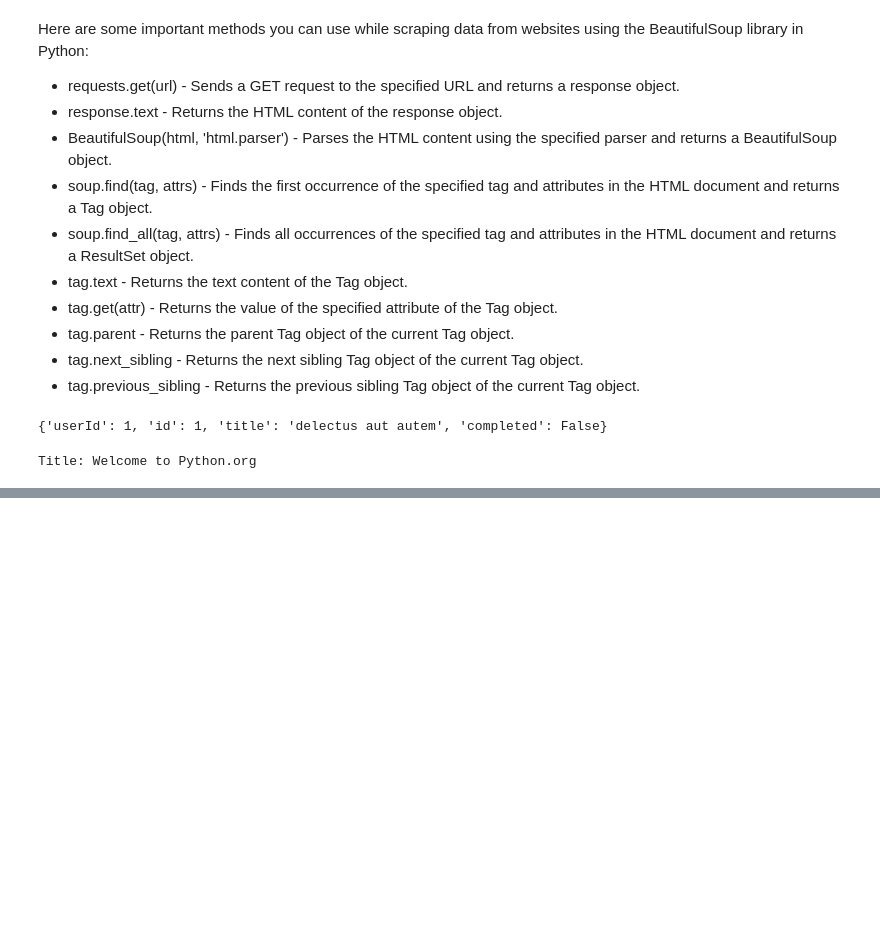
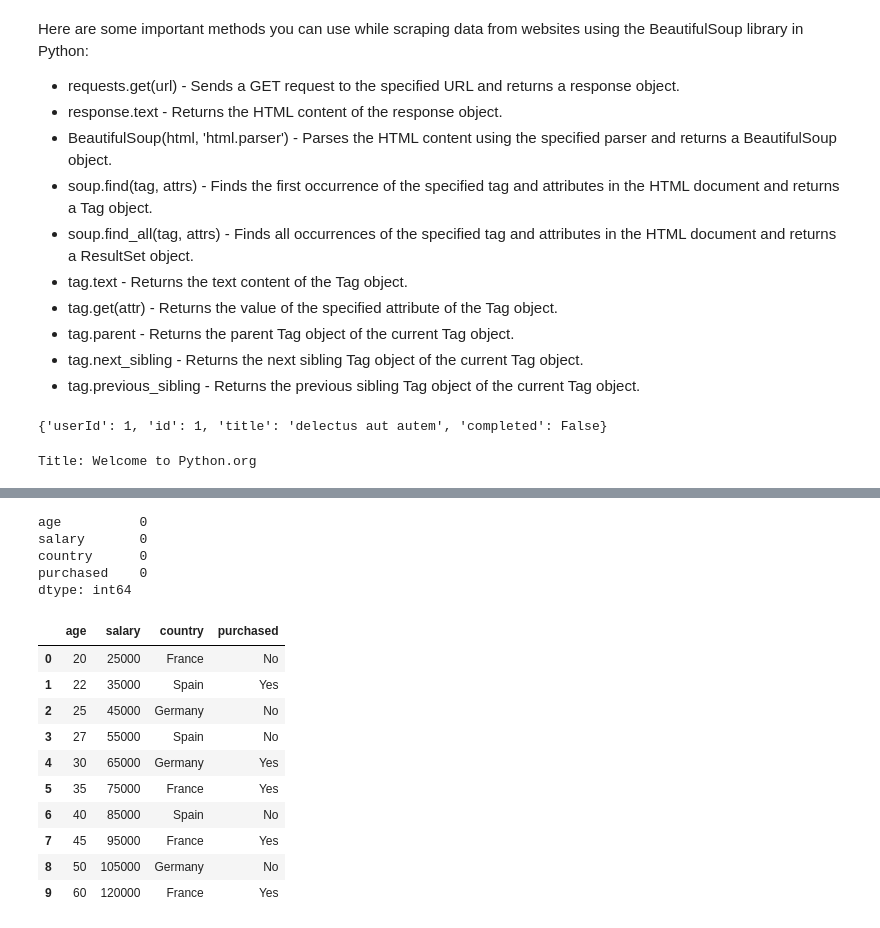
Before and after one commit to Prashantkr57/Python-for-Data-Analyst, a Jupyter notebook: Python_for_Data_Analyst.ipynb, the cells around one changed output, grey strips where cells are left out. Saved outputs shown, nothing was run; the diff lists cells and outputs as text; code cells hidden in the pictures; blank space fills up the shorter version.

```diff
--- a/Python_for_Data_Analyst.ipynb
+++ b/Python_for_Data_Analyst.ipynb
@@ -580,0 +625,34 @@ Title: Welcome to Python.org
+# %%
+# Importing the libraries
+import numpy as np
+import pandas as pd
+
+# Generate the dataset
+dataset = pd.DataFrame({
+    'age': [20, 22, 25, 27, 30, 35, 40, 45, 50, 60],
+    'salary': [25000, 35000, 45000, 55000, 65000, 75000, 85000, 95000, 105000, 120000],
+    'country': ['France', 'Spain', 'Germany', 'Spain', 'Germany', 'France', 'Spain', 'France', 'Germany', 'France'],
+    'purchased': ['No', 'Yes', 'No', 'No', 'Yes', 'Yes', 'No', 'Yes', 'No', 'Yes']
+})
+
+# Taking care of missing data
+print(dataset.isnull().sum()) # check if there is any missing data
+# No missing data found in this dataset, so no need to take care of missing data.
+dataset
+# %% [output]
+age          0
+salary       0
+country      0
+purchased    0
+dtype: int64
+|  | age | salary | country | purchased |
+| 0 | 20 | 25000 | France | No |
+| 1 | 22 | 35000 | Spain | Yes |
+| 2 | 25 | 45000 | Germany | No |
+| 3 | 27 | 55000 | Spain | No |
+| 4 | 30 | 65000 | Germany | Yes |
+| 5 | 35 | 75000 | France | Yes |
+| 6 | 40 | 85000 | Spain | No |
+| 7 | 45 | 95000 | France | Yes |
+| 8 | 50 | 105000 | Germany | No |
+| 9 | 60 | 120000 | France | Yes |
```
Also changed, not shown: parts of 7 cells of this notebook.
